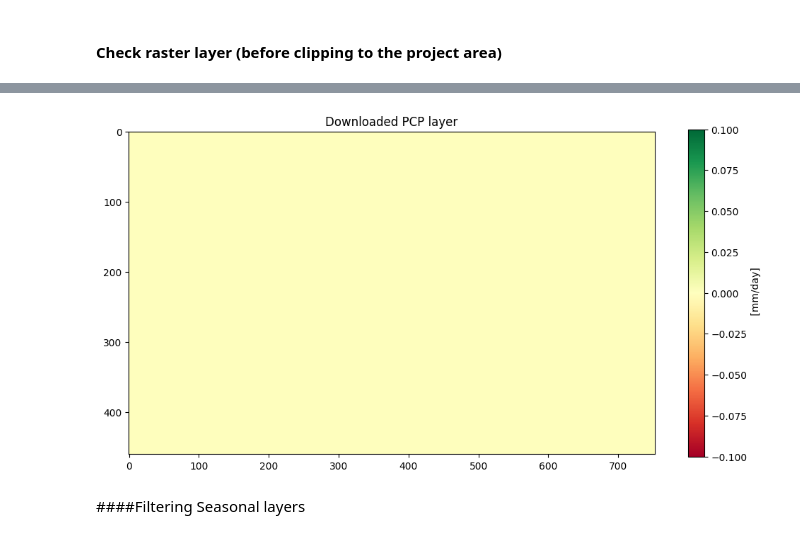
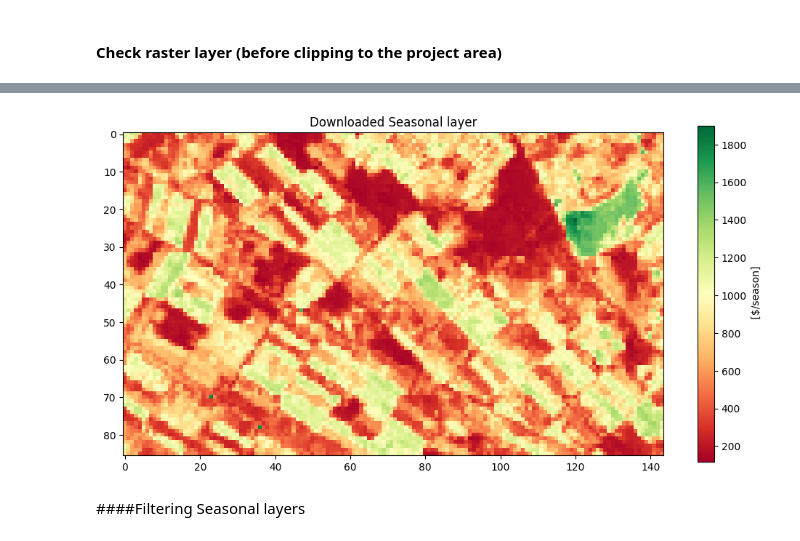
Before and after one commit to wateraccounting/WaPORIPA, a Jupyter notebook: Notebooks/Module_2a_Clip_WaPOR_data_to_AOI.ipynb, the cells around one changed output, grey strips where cells are left out. Drawn from its saved outputs; the diff is of its cells as text; code cells hidden in the pictures.

```diff
--- a/Notebooks/Module_2a_Clip_WaPOR_data_to_AOI.ipynb
+++ b/Notebooks/Module_2a_Clip_WaPOR_data_to_AOI.ipynb
@@ -175,14 +144,14 @@ input_fhsSeason[0]
 # %%
-# Plot PCP layer
+# Plot Seasonal layer
 Season_tif = gis.OpenAsArray(input_fhsSeason[0],nan_values=True)
 
 plt.figure(figsize = (12,8))
-plt.imshow(PCP_tif, cmap='RdYlGn')
+plt.imshow(Season_tif, cmap='RdYlGn')
 plt.colorbar(shrink=0.75, label=' [$/season]')
 plt.title('Downloaded Seasonal layer')
 plt.show()
 # %% [output]
-[figure, old version]
+[figure, new version]
 # %% [markdown]
 ####Filtering Seasonal layers
 # %%
```
Also changed, not shown: parts of 12 cells of this notebook.
